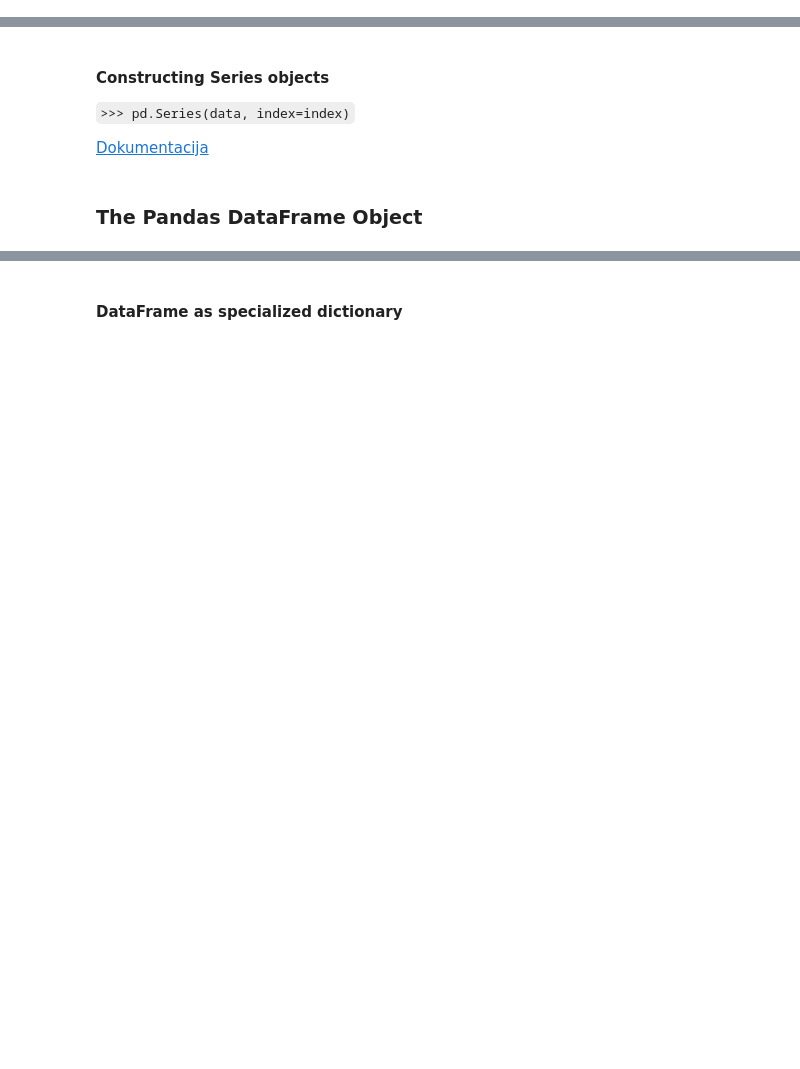
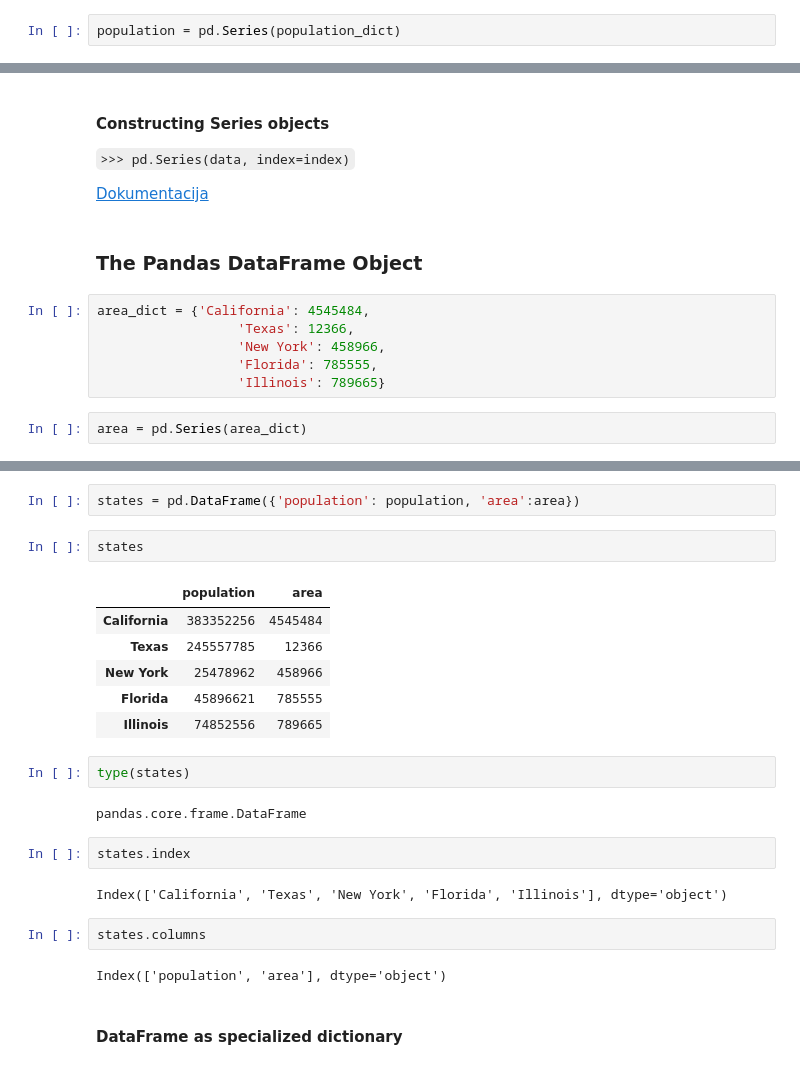
Before and after one commit to icta-tecaji/python-data-analysis-public, a Jupyter notebook: teden_03/03_teden_pandas_clean.ipynb, the cells around one changed output, grey strips where cells are left out. Drawn from its saved outputs; the diff is of its cells as text; blank space fills up the shorter version.

```diff
--- a/teden_03/03_teden_pandas_clean.ipynb
+++ b/teden_03/03_teden_pandas_clean.ipynb
@@ -59,0 +133,2 @@ import pandas as pd
+# %%
+population = pd.Series(population_dict)
@@ -66,3 +161,11 @@ import pandas as pd
 [Dokumentacija](https://pandas.pydata.org/pandas-docs/stable/reference/api/pandas.Series.html)
 # %% [markdown]
 ### The Pandas DataFrame Object
+# %%
+area_dict = {'California': 4545484,
+                  'Texas': 12366,
+                  'New York': 458966,
+                  'Florida': 785555,
+                  'Illinois': 789665}
+# %%
+area = pd.Series(area_dict)
@@ -69,2 +190,25 @@ import pandas as pd
+# %%
+states = pd.DataFrame({'population': population, 'area':area})
+# %%
+states
+# %% [output]
+|  | population | area |
+| California | 383352256 | 4545484 |
+| Texas | 245557785 | 12366 |
+| New York | 25478962 | 458966 |
+| Florida | 45896621 | 785555 |
+| Illinois | 74852556 | 789665 |
+# %%
+type(states)
+# %% [output]
+pandas.core.frame.DataFrame
+# %%
+states.index
+# %% [output]
+Index(['California', 'Texas', 'New York', 'Florida', 'Illinois'], dtype='object')
+# %%
+states.columns
+# %% [output]
+Index(['population', 'area'], dtype='object')
 # %% [markdown]
 #### DataFrame as specialized dictionary
```
Also changed, not shown: parts of 33 cells of this notebook.
